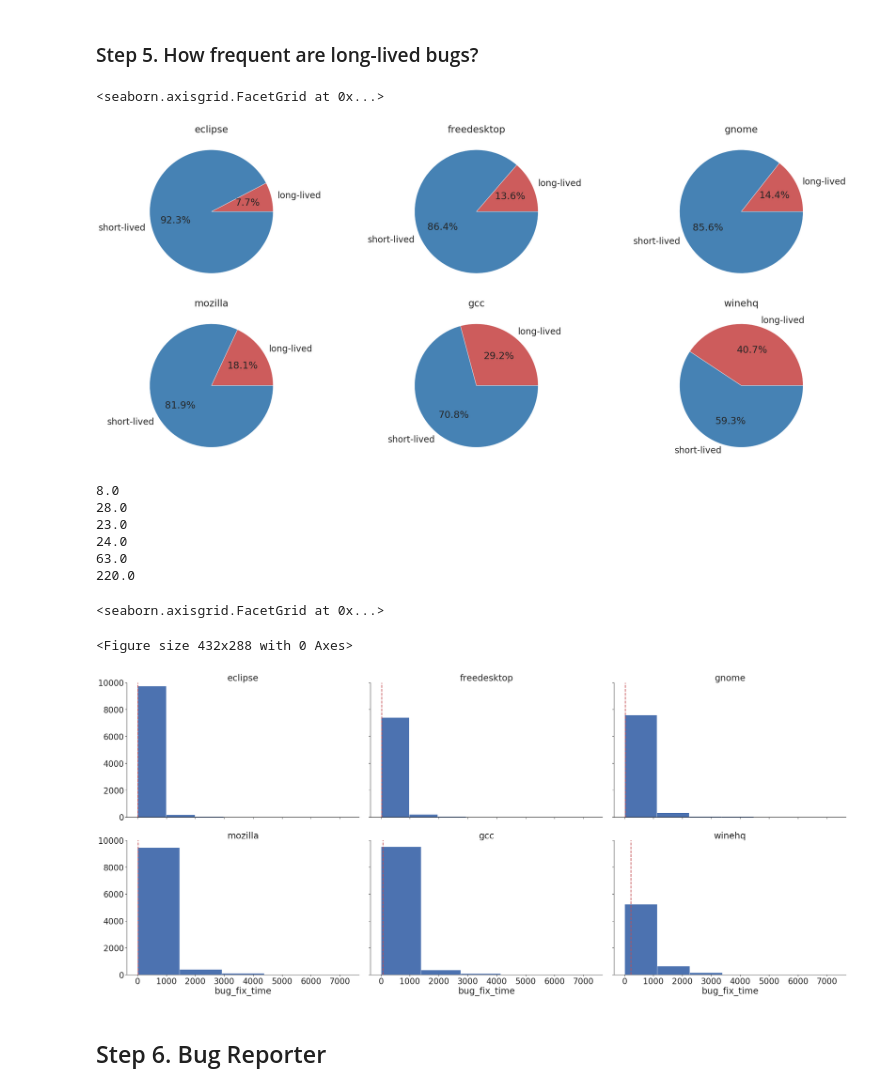
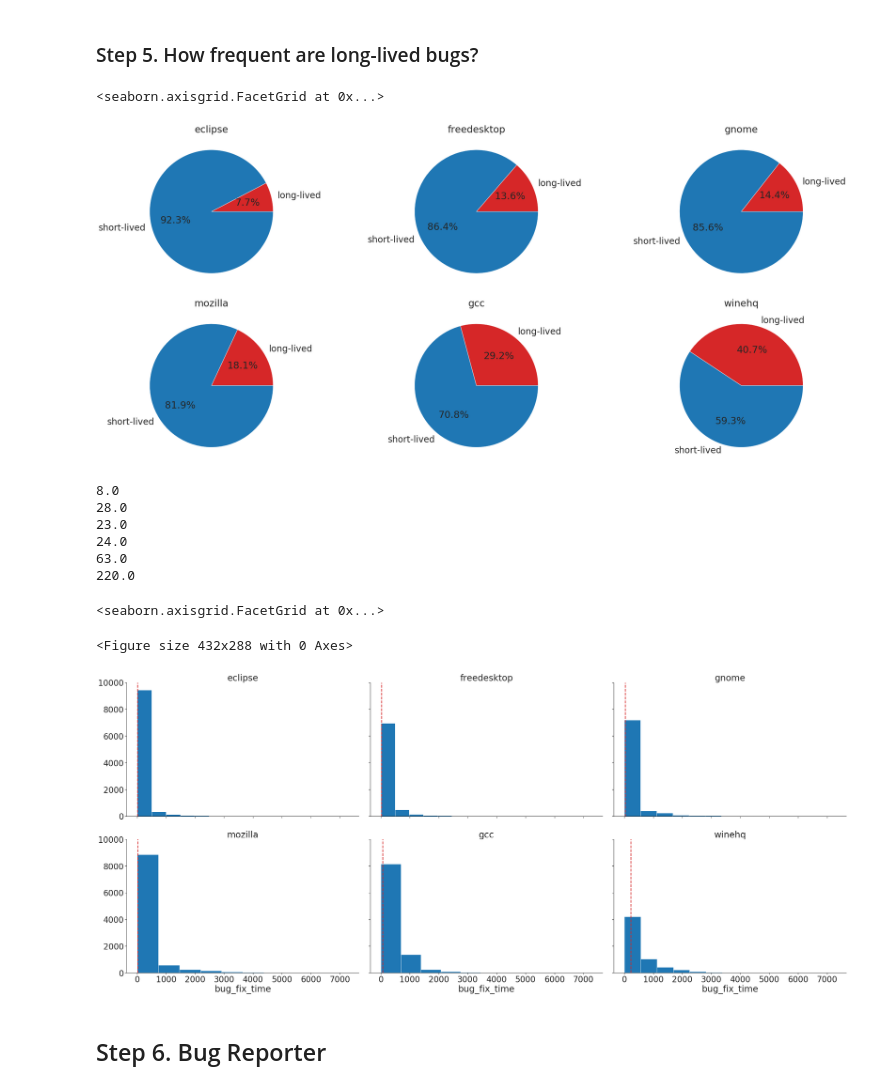
Before and after one commit to gomesluiz/my-doctorate, a Jupyter notebook: projects/long-lived-bug-prediction/notebooks/20191004_long_lived_prediction_rq2_data_analysis.ipynb, the cells around one changed output. Cells and saved outputs as stored; diff of their text form; code cells hidden in the pictures.

```diff
--- a/projects/long-lived-bug-prediction/notebooks/20191004_long_lived_prediction_rq2_data_analysis.ipynb
+++ b/projects/long-lived-bug-prediction/notebooks/20191004_long_lived_prediction_rq2_data_analysis.ipynb
@@ -185,7 +185,7 @@ bug_reports_all_data.head()
 # %%
 
 def plot_pie(v, l, color=None):
-    plt.pie(v, labels=l.values, autopct='%1.1f%%', colors=["indianred", "steelblue"])
+    plt.pie(v, labels=l.values, autopct='%1.1f%%', colors=["tab:red", "tab:blue"])
 
 # group data by project
 bug_reports_count_by_project = bug_reports_all_data.groupby(['project', 'long_lived?']).size().reset_index(name='count')
@@ -200,34 +200,34 @@ g.set(ylabel="", xlabel="")
 g.set_titles("{col_name}")
 # %% [output]
 <seaborn.axisgrid.FacetGrid at 0x...>
-[figure, old version]
+[figure, new version]
 # %%
 # Long-lived? histogram distribution
 def plot_hist(v, color=None):
     m = np.median(v)
     print(m)
-    plt.axvline(m, color='r', linestyle='--',
+    plt.axvline(m, color='tab:red', linestyle='--',
                 linewidth=2.5, label = f"Threshold : {m}")
-    plt.hist(v, bins=5)
+    plt.hist(v, bins=10, color='tab:blue')
 
 # plot histograms
 sns.set(style="ticks", color_codes=True, font_scale=2.5)
 sns.despine(offset=5)
 g = sns.FacetGrid(bug_reports_all_data, col="project"
                   , col_order=projects
                   , col_wrap=3, height=8, aspect=1.5)
 g = g.map(plot_hist, "bug_fix_time")
 g.set_titles("{col_name}")
 g.set(ylim=(0, 10000))
 # %% [output]
 8.0
 28.0
 23.0
 24.0
 63.0
 220.0
 <seaborn.axisgrid.FacetGrid at 0x...>
 <Figure size 432x288 with 0 Axes>
-[figure, old version]
+[figure, new version]
 # %% [markdown]
 ## Step 6. Bug Reporter
```
Also changed, not shown: parts of 5 cells of this notebook.
